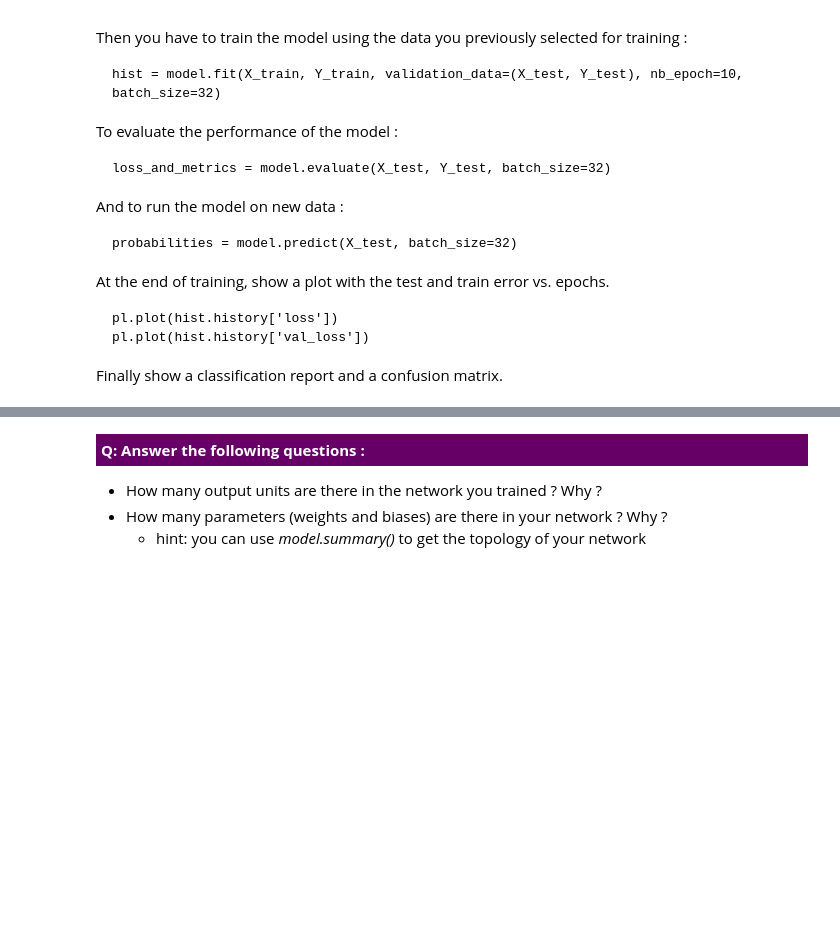
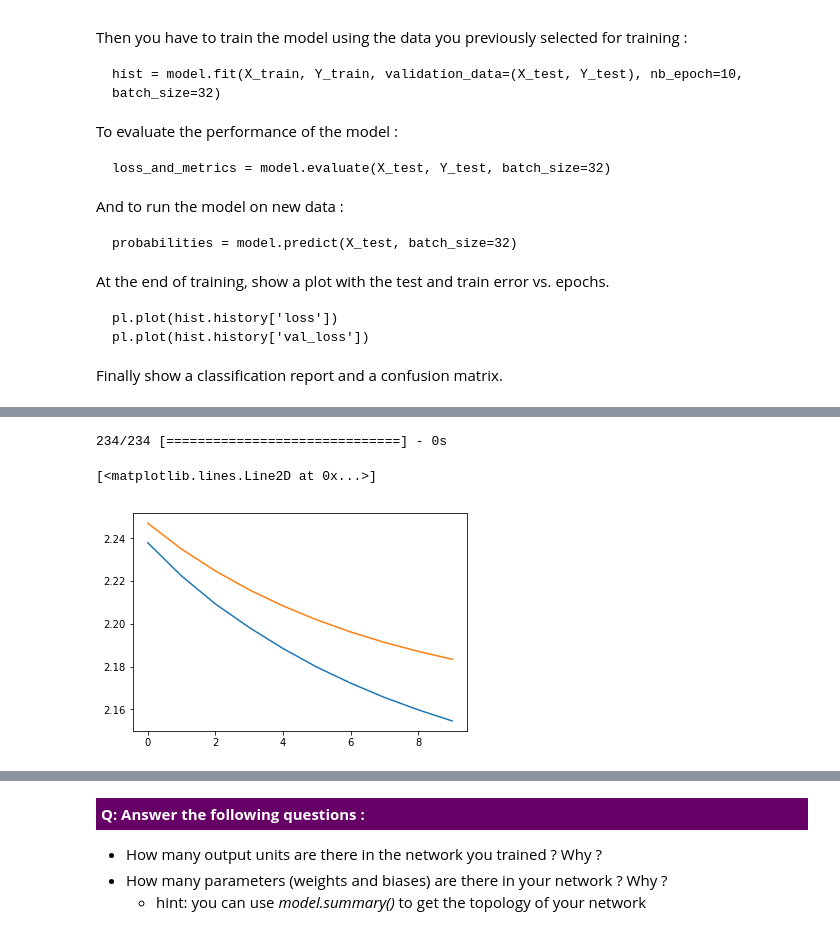
Before and after one commit to mylag/MLBD, a Jupyter notebook: MLBD_lab2/lab2_assignment.ipynb, the cells around one changed output, grey strips where cells are left out. Drawn from its saved outputs; the diff is of its cells as text; code cells hidden in the pictures; blank space fills up the shorter version.

```diff
--- a/MLBD_lab2/lab2_assignment.ipynb
+++ b/MLBD_lab2/lab2_assignment.ipynb
@@ -672,0 +730,27 @@ Finally show a classification report and a confusion matrix.
+# %%
+# To create your model, you will most likely need the following keras functions :
+
+from keras.layers import Input, Dense
+from keras.models import Model
+from keras.optimizers import SGD
+from keras.utils import np_utils
+
+# MLBD - Labo : Customize Neural Network
+N_FEATURES = 1
+N_OUTPUTS = 9
+N_NEURONS = 25
+# MLBD - Labo
+
+# You have to build a network, then compile the model :
+inputs = Input(shape=(N_FEATURES,))
+
+hidden = Dense(N_NEURONS, activation='relu')(inputs)
+outputs = Dense(N_OUTPUTS, activation='softmax')(hidden)
+
+model = Model(input=inputs, output=outputs)
+gradient_descent = SGD(lr=0.01, momentum=0.0, decay=0.0)
+
+model.compile(optimizer=gradient_descent, loss='categorical_crossentropy', metrics=['accuracy'])
+
+# Then you have to train the model using the data you previously selected for training :
+hist = model.fit(X_train, Y_train, validation_data=(X_test, Y_test), nb_epoch=10, batch_size=32)
@@ -672,0 +775,19 @@ Finally show a classification report and a confusion matrix.
+# %%
+# MLBD - Labo
+
+# To evaluate the performance of the model :
+loss_and_metrics = model.evaluate(X_test, Y_test, batch_size=32)
+
+# And to run the model on new data :
+probabilities = model.predict(X_test, batch_size=32)
+
+from keras.utils import np_utils
+y_pred = np_utils.probas_to_classes(probabilities)
+
+# At the end of training, show a plot with the test and train error vs. epochs.
+pl.plot(hist.history['loss'])
+pl.plot(hist.history['val_loss'])
+# %% [output]
+234/234 [==============================] - 0s
+[<matplotlib.lines.Line2D at 0x...>]
+[figure, added]
```
Also changed, not shown: parts of 8 cells of this notebook.
